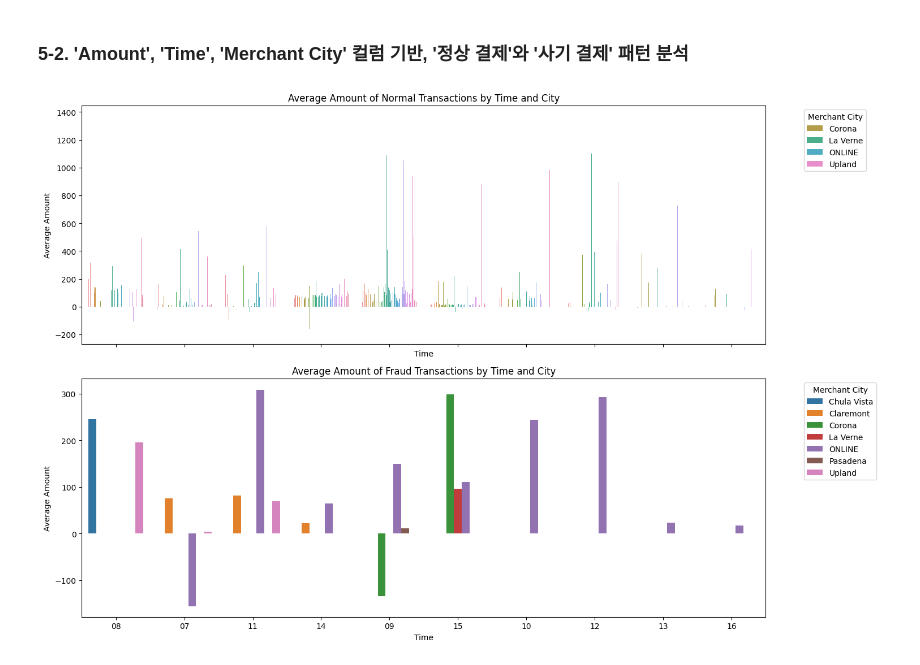
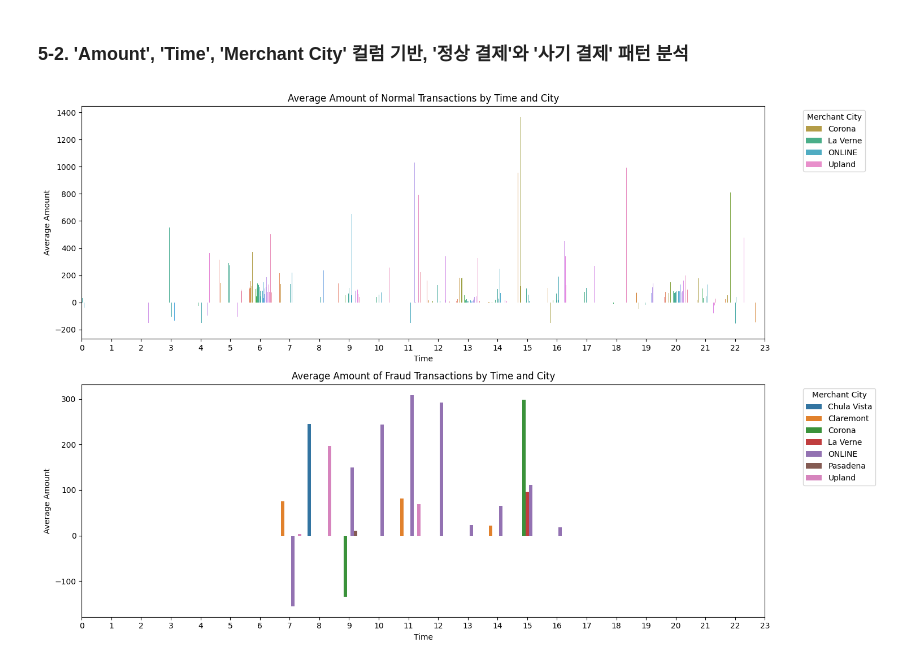
Before and after one commit to pixelwizard2/GuardianPay---Protecting-Against-Lost-Card-and-Copied-Card-Transactions, a Jupyter notebook: GuardianPay_code_(한국어).ipynb, the cells around one changed output. Saved outputs shown, nothing was run; the diff lists cells and outputs as text; code cells hidden in the pictures.

```diff
--- a/GuardianPay_code_(한국어).ipynb
+++ b/GuardianPay_code_(한국어).ipynb
@@ -282,6 +282,8 @@ Chi-Square 값은 높은 금액 범주와 낮은 금액 범주 간의 관계의
 # %%
 import pandas as pd
 import matplotlib.pyplot as plt
+import matplotlib.ticker as ticker
+
 import seaborn as sns
 
 # 필요한 데이터만 선택, 복사본 생성
@@ -289,6 +291,13 @@ analysis_data = analyzed_data[['Amount', 'Time', 'Merchant City', 'Is Fraud?']].
 
 # 'Time'을 시간대로 변환 (예: '06:21' -> '06') - .loc을 사용하여 경고를 해결
 analysis_data.loc[:, 'Time'] = analysis_data['Time'].str[:2]
+
+# 'Time'을 정수로 변환 (예: '06' -> 6)
+analysis_data['Time'] = analysis_data['Time'].astype(int)
+
+# 정렬을 위해 'Time'에 대해 정렬 수행
+normal_avg_amount_all_cities.sort_values('Time', inplace=True)
+fraud_avg_amount.sort_values('Time', inplace=True)
 
 # 정상 거래와 사기 거래 분리
 normal_transactions = analysis_data[analysis_data['Is Fraud?'] == 0]
@@ -296,34 +305,52 @@ fraud_transactions = analysis_data[analysis_data['Is Fraud?'] == 1]
 
 # 사기 거래에서 나온 'Merchant City' 목록 추출
 fraud_merchant_cities = fraud_transactions['Merchant City'].unique()
 
 # 도시별, 시간대별 평균 결제 금액 계산 (모든 도시 포함)
 normal_avg_amount_all_cities = normal_transactions.groupby(['Merchant City', 'Time']).mean().reset_index()
 
 # 데이터 시각화 준비
-fig, ax = plt.subplots(2, 1, figsize=(15, 10), sharex=True)
+fig, ax = plt.subplots(2, 1, figsize=(15, 10), sharex=False)
 
 # 정상 거래 시각화 (모든 도시 포함)
-sns.barplot(x='Time', y='Amount', hue='Merchant City', data=normal_avg_amount_all_cities, ax=ax[0])
+sns.barplot(x='Time', y='Amount', hue='Merchant City', data=normal_avg_amount_all_cities, ax=ax[0], order=range(24))
 ax[0].set_title('Average Amount of Normal Transactions by Time and City')
 ax[0].set_ylabel('Average Amount')
 ax[0].set_xlabel('Time')
 
+# x축에 모든 시간대의 눈금을 표시
+ax[0].set_xticks(range(24))
+ax[0].set_xticklabels([str(i) for i in range(24)])
+
 # 사기 거래 시각화
 fraud_avg_amount = fraud_transactions.groupby(['Merchant City', 'Time']).mean().reset_index()
-sns.barplot(x='Time', y='Amount', hue='Merchant City', data=fraud_avg_amount, ax=ax[1])
+sns.barplot(x='Time', y='Amount', hue='Merchant City', data=fraud_avg_amount, ax=ax[1], order=range(24))
 ax[1].set_title('Average Amount of Fraud Transactions by Time and City')
 ax[1].set_ylabel('Average Amount')
 ax[1].set_xlabel('Time')
+
+# x축에 모든 시간대의 눈금을 표시 (두 번째 그래프에 대해서도 적용)
+ax[1].set_xticks(range(24))
+ax[1].set_xticklabels([str(i) for i in range(24)])
 
 # 범례 설정 (사기 거래에 나타난 도시만 표시)
 for i in range(2):
     handles, labels = ax[i].get_legend_handles_labels()
     filtered_handles = [h for h, l in zip(handles, labels) if l in fraud_merchant_cities]
     filtered_labels = [l for l in labels if l in fraud_merchant_cities]
     ax[i].legend(filtered_handles, filtered_labels, title='Merchant City', bbox_to_anchor=(1.05, 1), loc='upper left')
 
+# x축 레이블을 0부터 23까지 정렬하여 표시
+ax[0].xaxis.set_major_locator(ticker.MultipleLocator(1))
+ax[0].xaxis.set_major_formatter(ticker.ScalarFormatter())
+ax[1].xaxis.set_major_locator(ticker.MultipleLocator(1))
+ax[1].xaxis.set_major_formatter(ticker.ScalarFormatter())
+
+# x축의 범위를 설정
+ax[0].set_xlim(0, 23)
+ax[1].set_xlim(0, 23)
+
 plt.tight_layout()
 plt.show()
 # %% [output]
-[figure, old version]
+[figure, new version]
```
